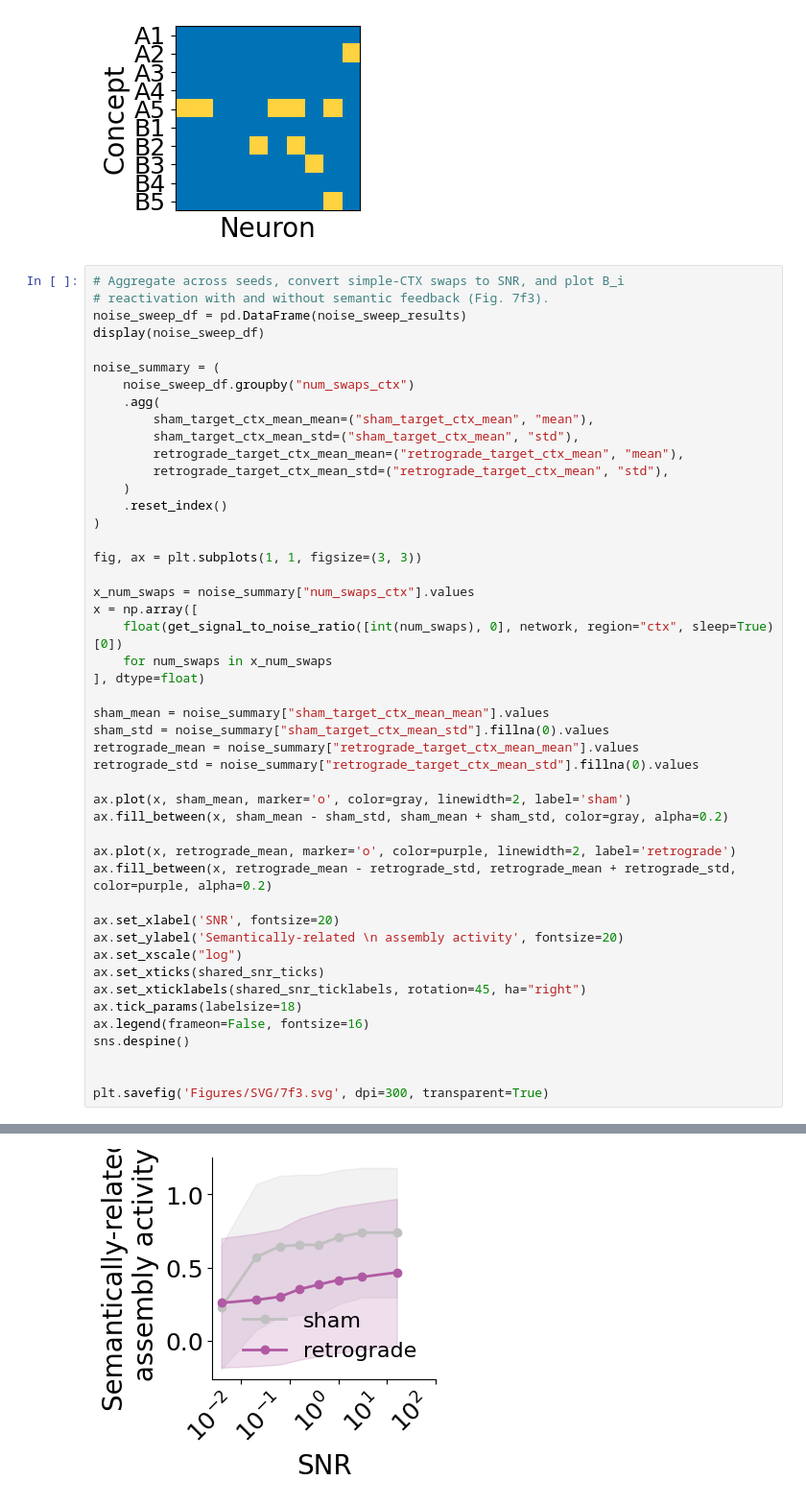
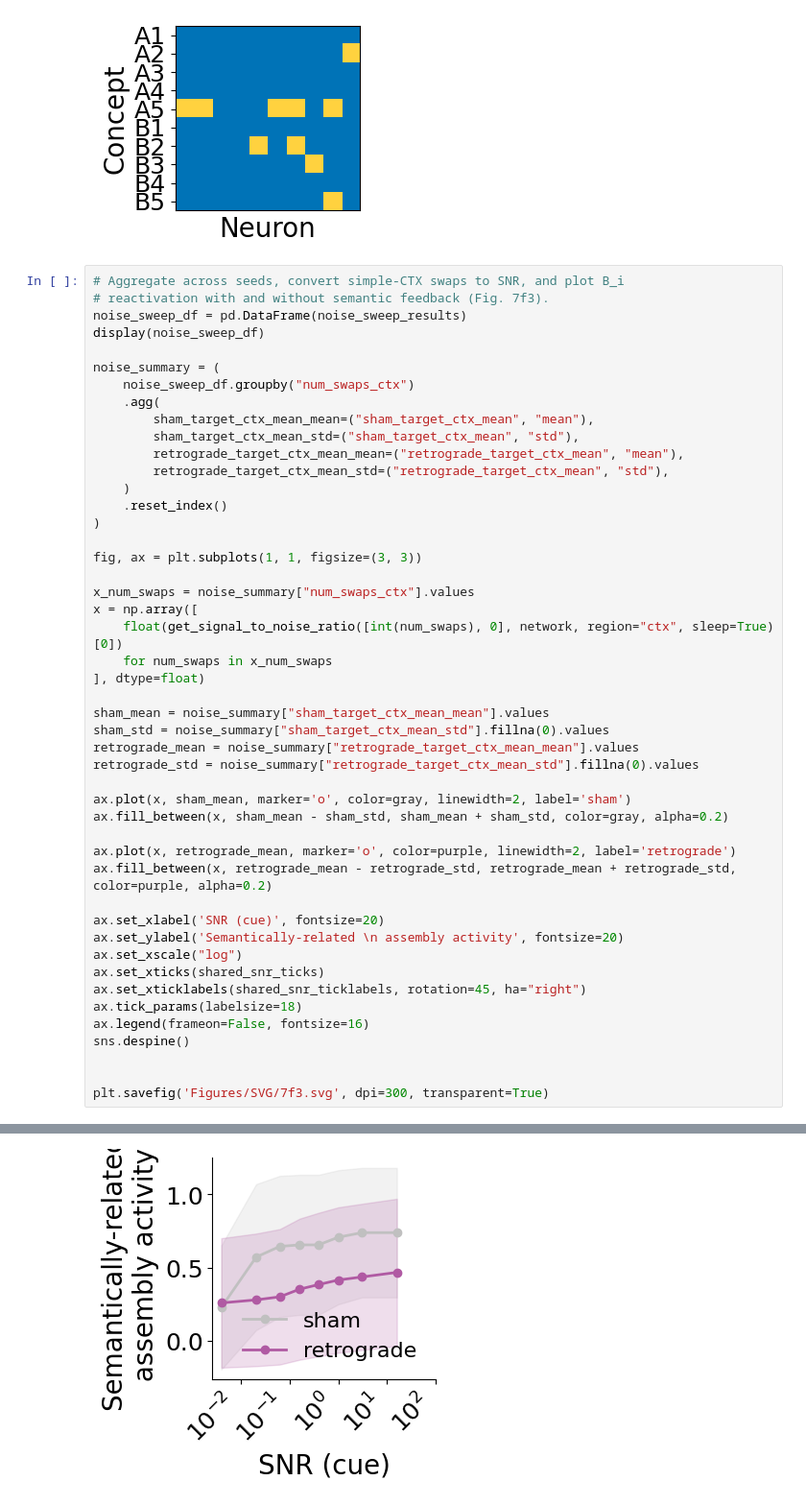
Before and after one commit to albesagonzalez/sensory-semantic-episodes, a Jupyter notebook: Figure_7_retrograde.ipynb, the cells around one changed output, grey strips where cells are left out. Shown at 96% size. Saved outputs shown, nothing was run; the diff lists cells and outputs as text.

```diff
--- a/Figure_7_retrograde.ipynb
+++ b/Figure_7_retrograde.ipynb
@@ -455,32 +455,32 @@ retrograde_std = noise_summary["retrograde_target_ctx_mean_std"].fillna(0).value
 ax.plot(x, sham_mean, marker='o', color=gray, linewidth=2, label='sham')
 ax.fill_between(x, sham_mean - sham_std, sham_mean + sham_std, color=gray, alpha=0.2)
 
 ax.plot(x, retrograde_mean, marker='o', color=purple, linewidth=2, label='retrograde')
 ax.fill_between(x, retrograde_mean - retrograde_std, retrograde_mean + retrograde_std, color=purple, alpha=0.2)
 
-ax.set_xlabel('SNR', fontsize=20)
+ax.set_xlabel('SNR (cue)', fontsize=20)
 ax.set_ylabel('Semantically-related \n assembly activity', fontsize=20)
 ax.set_xscale("log")
 ax.set_xticks(shared_snr_ticks)
 ax.set_xticklabels(shared_snr_ticklabels, rotation=45, ha="right")
 ax.tick_params(labelsize=18)
 ax.legend(frameon=False, fontsize=16)
 sns.despine()
 
 
 plt.savefig('Figures/SVG/7f3.svg', dpi=300, transparent=True)
 # %% [output]
 |  | seed | pair_index | num_swaps_ctx | sham_target_ctx_mean | retrograde_target_ctx_mean | sham_ctx_noisy_snapshot | ... |
 | 0 | 0 | 4 | 1 | 0.0 | 0.0 | [0.0, 0.0, 0.0, 1.0, 0.0, 0.0, 1.... | ... |
 | 1 | 1 | 0 | 1 | 1.0 | 1.0 | [0.0, 0.0, 0.0, 0.0, 0.0, 1.0, 0.... | ... |
 | 2 | 2 | 3 | 1 | 1.0 | 0.0 | [0.0, 0.0, 0.0, 0.0, 0.0, 0.0, 0.... | ... |
 | 3 | 3 | 1 | 1 | 0.0 | 0.0 | [0.0, 1.0, 0.0, 0.0, 0.0, 0.0, 0.... | ... |
 | 4 | 4 | 0 | 1 | 1.0 | 1.0 | [0.0, 0.0, 0.0, 0.0, 0.0, 1.0, 0.... | ... |
 | ... | ... | ... | ... | ... | ... | ... | ... |
 | 763 | 91 | 3 | 8 | 0.0 | 0.0 | [0.0, 0.0, 0.0, 0.0, 0.0, 1.0, 0.... | ... |
 | 764 | 92 | 0 | 8 | 1.0 | 0.0 | [0.0, 0.0, 0.0, 0.0, 1.0, 0.0, 0.... | ... |
 | 765 | 93 | 2 | 8 | 0.0 | 1.0 | [0.0, 0.0, 0.0, 0.0, 0.0, 0.0, 0.... | ... |
 | 766 | 94 | 2 | 8 | 0.0 | 1.0 | [0.0, 0.0, 0.0, 0.0, 0.0, 0.0, 0.... | ... |
 | 767 | 95 | 0 | 8 | 0.0 | 0.0 | [0.0, 0.0, 0.0, 0.0, 0.0, 0.0, 0.... | ... |
 768 rows × 7 columns
-[figure, old version]
+[figure, new version]
```
Also changed, not shown: parts of 1 cell of this notebook, 24 other files.
